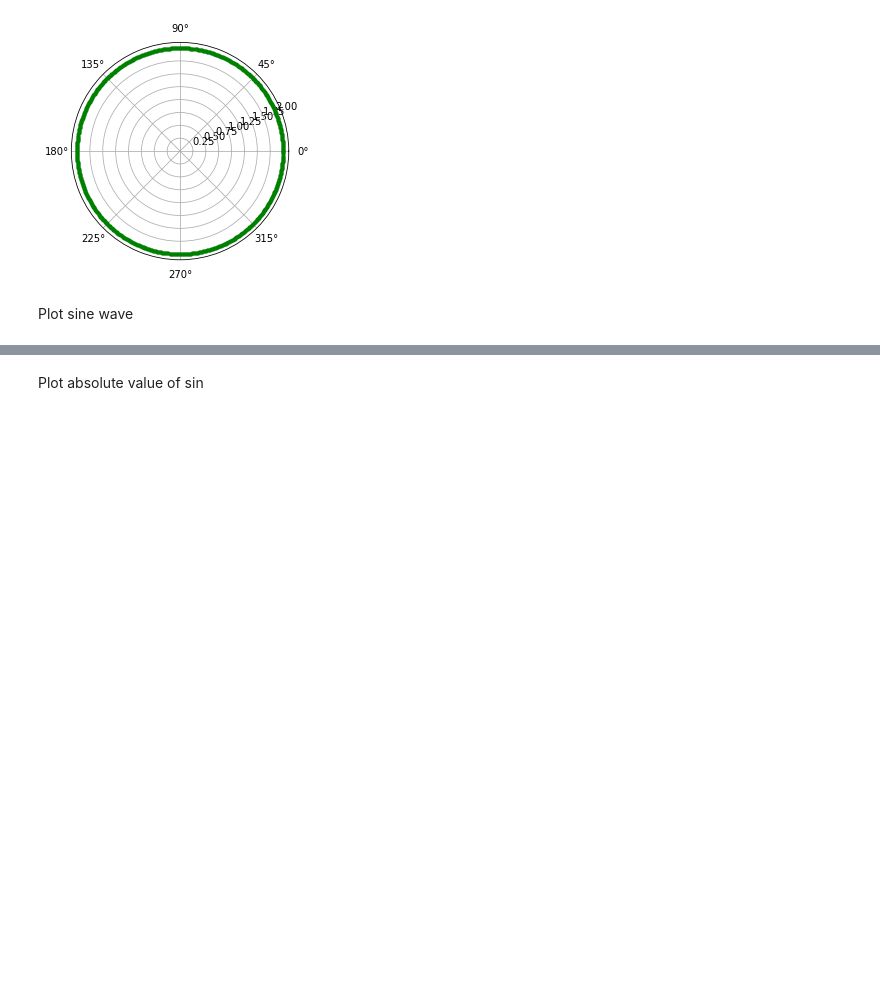
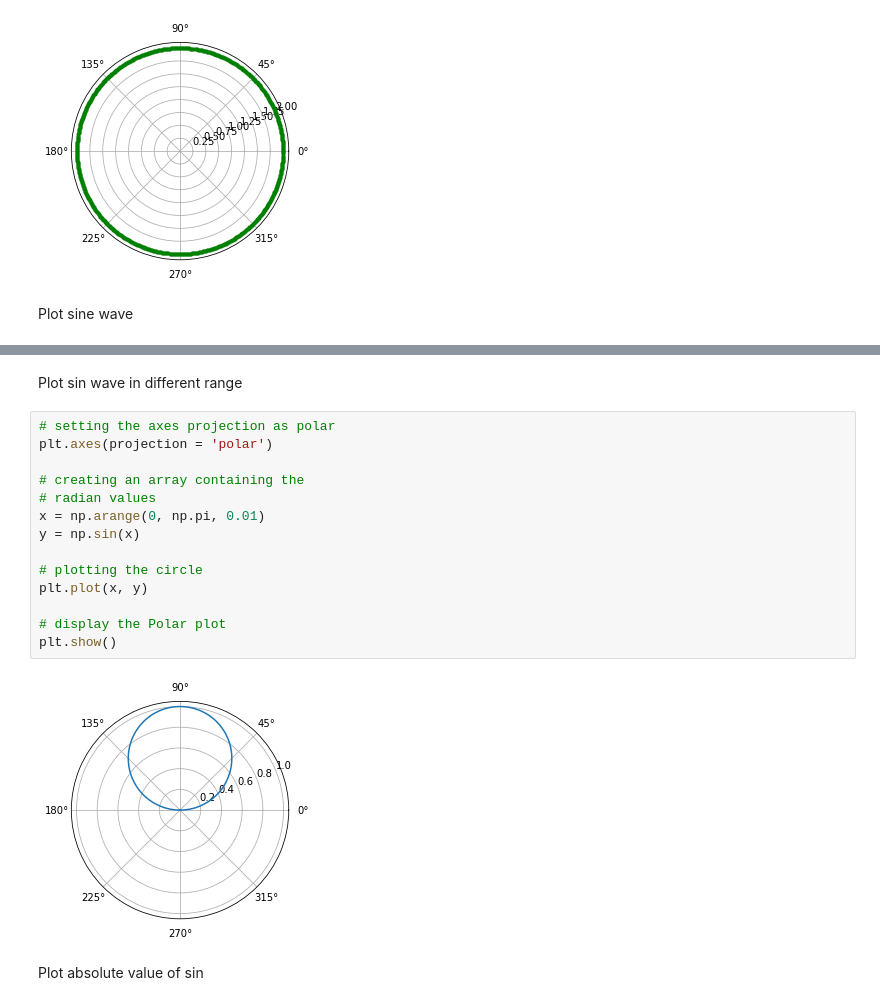
Before and after one commit to Rathees-Koneswarann/python-polar-plot, a Jupyter notebook: main.ipynb, the cells around one changed output, grey strips where cells are left out. Saved outputs shown, nothing was run; the diff lists cells and outputs as text; blank space fills up the shorter version.

Commit message:
Plot circlr with sin wave

```diff
--- a/main.ipynb
+++ b/main.ipynb
@@ -61,3 +61,21 @@ plt.show()
+# %% [markdown]
+Plot sin wave in different range
+# %%
+# setting the axes projection as polar
+plt.axes(projection = 'polar')
+
+# creating an array containing the
+# radian values
+x = np.arange(0, np.pi, 0.01)
+y = np.sin(x)
+
+# plotting the circle
+plt.plot(x, y)
+
+# display the Polar plot
+plt.show()
+# %% [output]
+[figure, added]
 # %% [markdown]
 Plot absolute value of sin
 # %%
```
Also changed, not shown: parts of 1 cell of this notebook.
